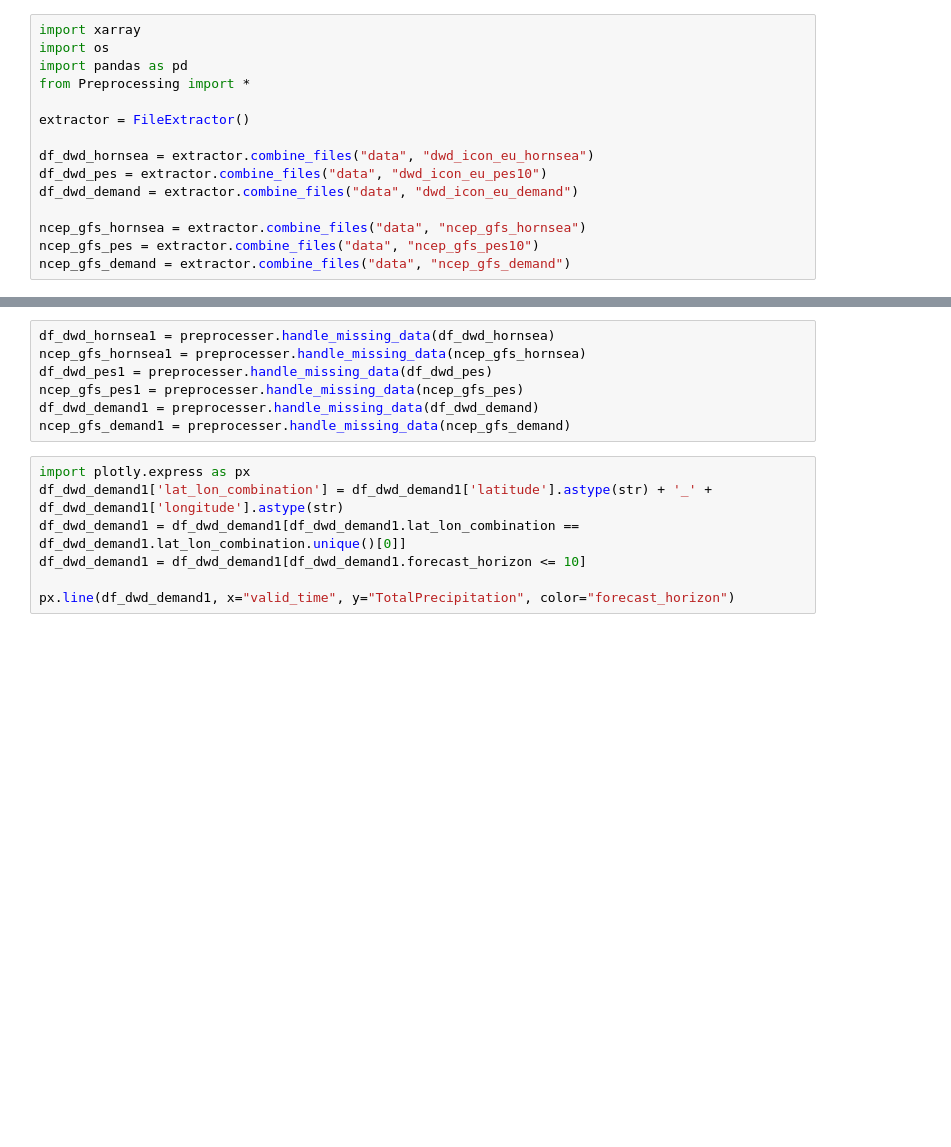
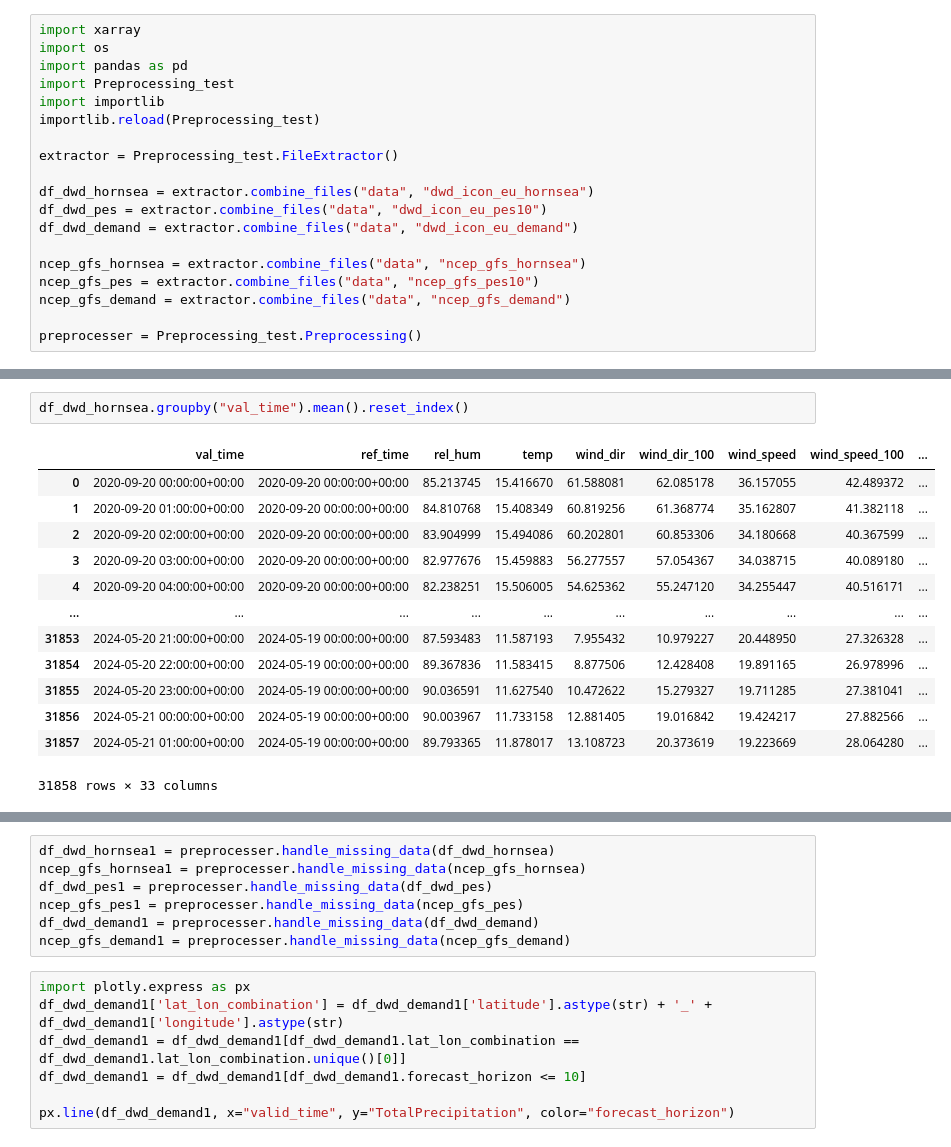
Before and after one commit to av1c3nna/awp2, a Jupyter notebook: code/test_preprocessing.ipynb, the cells around one changed output, grey strips where cells are left out. Drawn from its saved outputs; the diff is of its cells as text; blank space fills up the shorter version.

```diff
--- a/code/test_preprocessing.ipynb
+++ b/code/test_preprocessing.ipynb
@@ -2,9 +2,11 @@
 import xarray
 import os
 import pandas as pd
-from Preprocessing import *
+import Preprocessing_test
+import importlib
+importlib.reload(Preprocessing_test)
 
-extractor = FileExtractor()
+extractor = Preprocessing_test.FileExtractor()
 
 df_dwd_hornsea = extractor.combine_files("data", "dwd_icon_eu_hornsea")
 df_dwd_pes = extractor.combine_files("data", "dwd_icon_eu_pes10")
@@ -13,3 +15,5 @@ df_dwd_demand = extractor.combine_files("data", "dwd_icon_eu_demand")
 ncep_gfs_hornsea = extractor.combine_files("data", "ncep_gfs_hornsea")
 ncep_gfs_pes = extractor.combine_files("data", "ncep_gfs_pes10")
 ncep_gfs_demand = extractor.combine_files("data", "ncep_gfs_demand")
+
+preprocesser = Preprocessing_test.Preprocessing()
@@ -33,0 +75,16 @@ ncep_gfs_demand = preprocesser.clean_geo_data(ncep_gfs_demand)
+# %%
+df_dwd_hornsea.groupby("val_time").mean().reset_index()
+# %% [output]
+|  | val_time | ref_time | rel_hum | temp | wind_dir | wind_dir_100 | wind_speed | wind_speed_100 | ... |
+| 0 | 2020-09-20 00:00:00+00:00 | 2020-09-20 00:00:00+00:00 | 85.213745 | 15.416670 | 61.588081 | 62.085178 | 36.157055 | 42.489372 | ... |
+| 1 | 2020-09-20 01:00:00+00:00 | 2020-09-20 00:00:00+00:00 | 84.810768 | 15.408349 | 60.819256 | 61.368774 | 35.162807 | 41.382118 | ... |
+| 2 | 2020-09-20 02:00:00+00:00 | 2020-09-20 00:00:00+00:00 | 83.904999 | 15.494086 | 60.202801 | 60.853306 | 34.180668 | 40.367599 | ... |
+| 3 | 2020-09-20 03:00:00+00:00 | 2020-09-20 00:00:00+00:00 | 82.977676 | 15.459883 | 56.277557 | 57.054367 | 34.038715 | 40.089180 | ... |
+| 4 | 2020-09-20 04:00:00+00:00 | 2020-09-20 00:00:00+00:00 | 82.238251 | 15.506005 | 54.625362 | 55.247120 | 34.255447 | 40.516171 | ... |
+| ... | ... | ... | ... | ... | ... | ... | ... | ... | ... |
+| 31853 | 2024-05-20 21:00:00+00:00 | 2024-05-19 00:00:00+00:00 | 87.593483 | 11.587193 | 7.955432 | 10.979227 | 20.448950 | 27.326328 | ... |
+| 31854 | 2024-05-20 22:00:00+00:00 | 2024-05-19 00:00:00+00:00 | 89.367836 | 11.583415 | 8.877506 | 12.428408 | 19.891165 | 26.978996 | ... |
+| 31855 | 2024-05-20 23:00:00+00:00 | 2024-05-19 00:00:00+00:00 | 90.036591 | 11.627540 | 10.472622 | 15.279327 | 19.711285 | 27.381041 | ... |
+| 31856 | 2024-05-21 00:00:00+00:00 | 2024-05-19 00:00:00+00:00 | 90.003967 | 11.733158 | 12.881405 | 19.016842 | 19.424217 | 27.882566 | ... |
+| 31857 | 2024-05-21 01:00:00+00:00 | 2024-05-19 00:00:00+00:00 | 89.793365 | 11.878017 | 13.108723 | 20.373619 | 19.223669 | 28.064280 | ... |
+31858 rows × 33 columns
```
Also changed, not shown: parts of 12 cells of this notebook.
